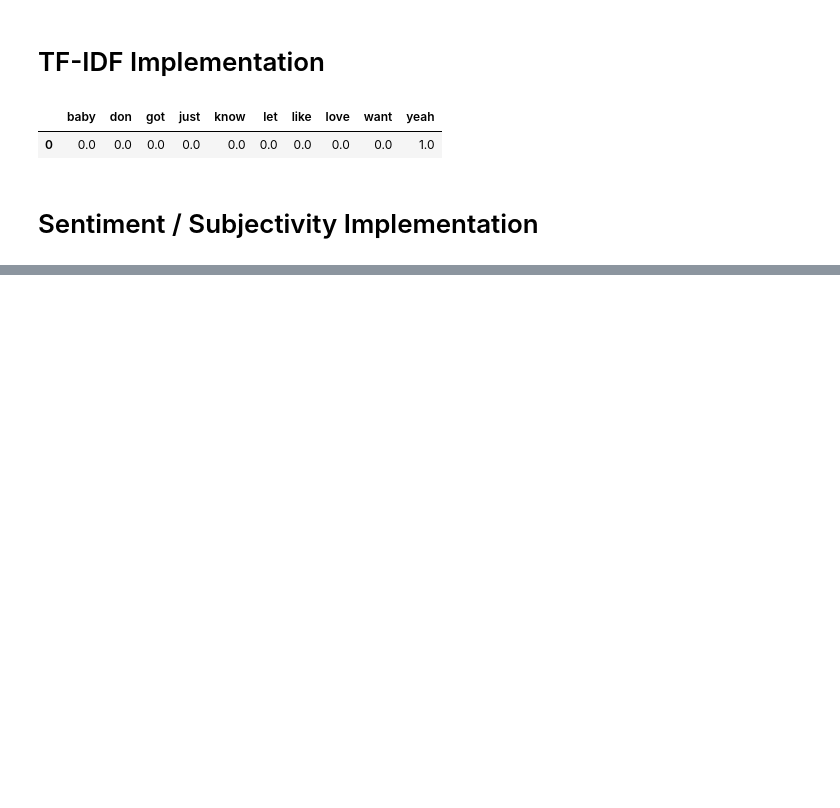
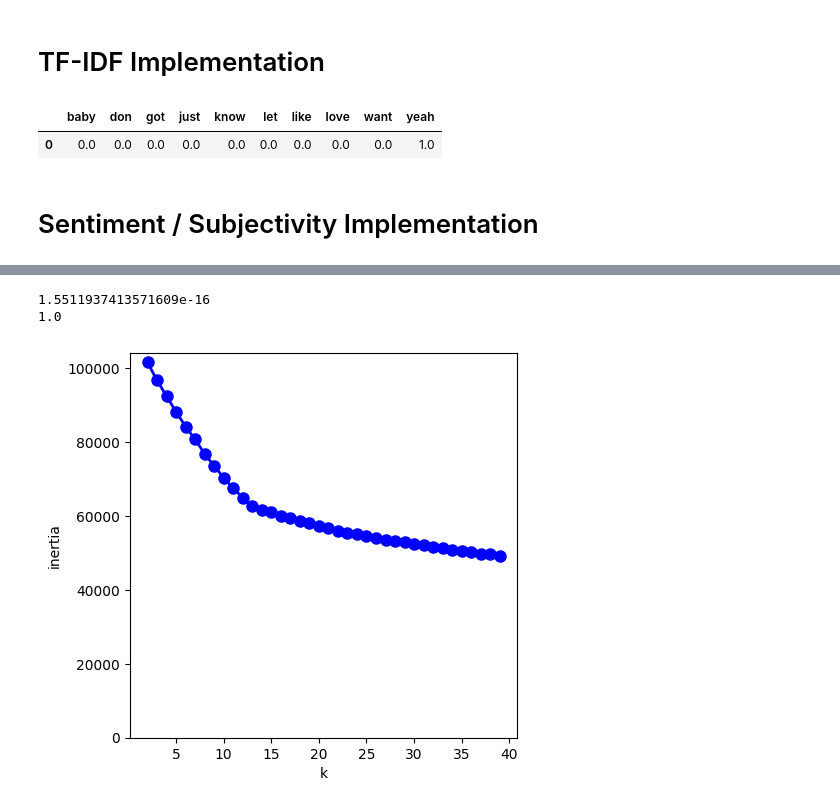
Before and after one commit to WrsRosanne/NLP-Course-Group-Project, a Jupyter notebook: clustering_scrypt.ipynb, the cells around one changed output, grey strips where cells are left out. Saved outputs shown, nothing was run; the diff lists cells and outputs as text; code cells hidden in the pictures; blank space fills up the shorter version.

```diff
--- a/clustering_scrypt.ipynb
+++ b/clustering_scrypt.ipynb
@@ -51,0 +55,3 @@ df.head(1)
+# %%
+punctuation_df = punctuation(sent_and_subj_df)
+punctuation_df.head()
@@ -52,2 +67,3 @@ df.head(1)
 # %%
-pd.concat(tfidf_df, df[['sentiment', 'subjectivity', 'Year', 'Word Counts', 'Unique Word Counts','Rank']]
+cluster_df = pd.concat([tfidf_df, punctuation_df[['sentiment', 'subjectivity', 'Year', 'Word Counts', 'Unique Word Counts','Rank', 'question_count','exclamation_count']]], axis=1).dropna()
+cluster_df.head()
@@ -53,0 +77,17 @@ pd.concat(tfidf_df, df[['sentiment', 'subjectivity', 'Year', 'Word Counts', 'Uni
+# %%
+X = cluster_df.copy()
+
+# scale our data
+scaler = StandardScaler()
+X_scaled = scaler.fit_transform(X)
+# %%
+# check that scaling worked (mean = 0, std = 1)
+print(X_scaled.mean())
+print(X_scaled.std())
+# %% [output]
+1.5511937413571609e-16
+1.0
+# %%
+inertia_plot(X_scaled)
+# %% [output]
+[figure, added]
```
Also changed, not shown: parts of 9 cells of this notebook, 4 other files.
